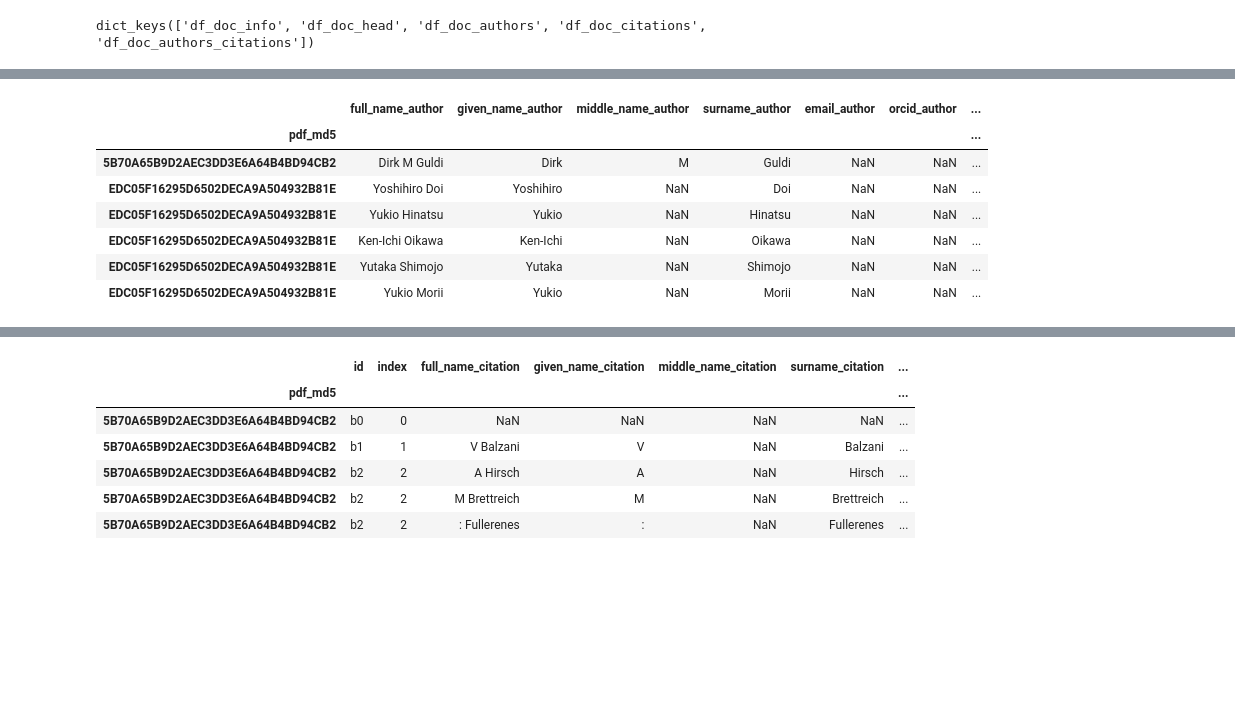
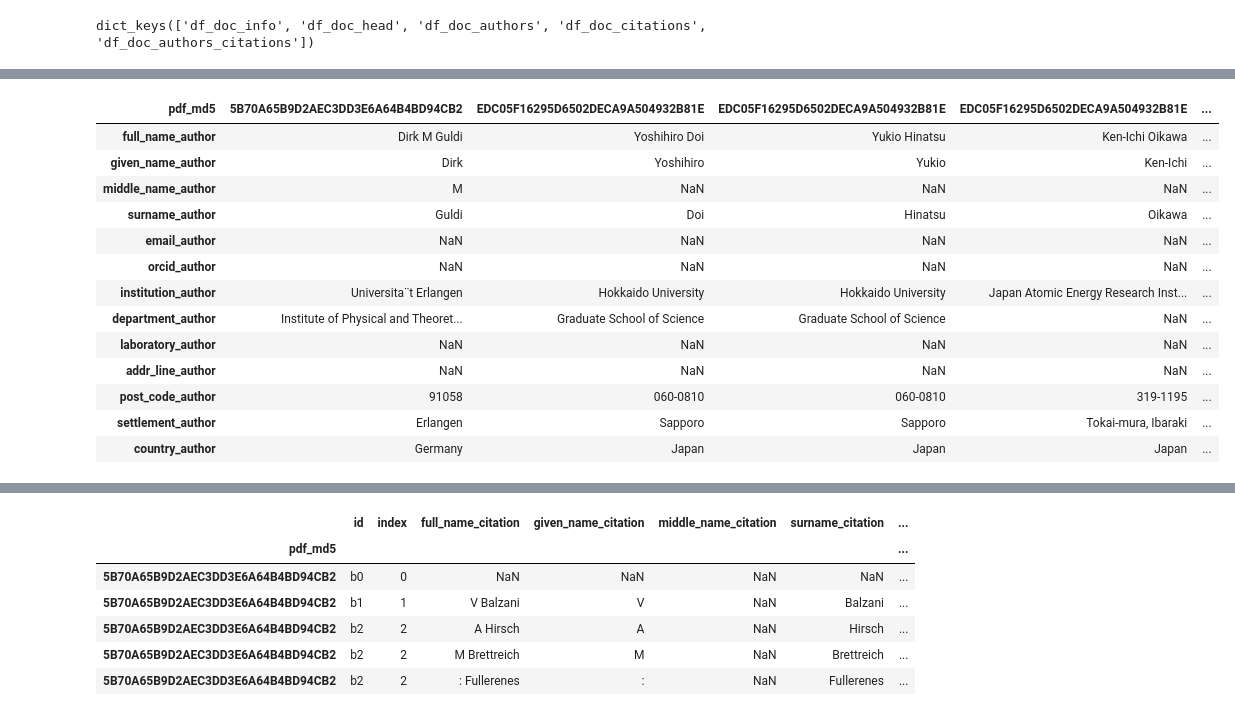
Before and after one commit to Vieirbat/Summarticles, a Jupyter notebook: notebooks/Usando Grobid Batch.ipynb, the cells around one changed output, grey strips where cells are left out. Drawn from its saved outputs; the diff is of its cells as text; code cells hidden in the pictures; blank space fills up the shorter version.

```diff
--- a/notebooks/Usando Grobid Batch.ipynb
+++ b/notebooks/Usando Grobid Batch.ipynb
@@ -105,14 +147,20 @@ dict_dfs['df_doc_head']
 # %%
-dict_dfs['df_doc_authors']
+dict_dfs['df_doc_authors'].T
 # %% [output]
-|  | full_name_author | given_name_author | middle_name_author | surname_author | email_author | orcid_author | ... |
-| pdf_md5 |  |  |  |  |  |  | ... |
-| 5B70A65B9D2AEC3DD3E6A64B4BD94CB2 | Dirk M Guldi | Dirk | M | Guldi | NaN | NaN | ... |
-| EDC05F16295D6502DECA9A504932B81E | Yoshihiro Doi | Yoshihiro | NaN | Doi | NaN | NaN | ... |
-| EDC05F16295D6502DECA9A504932B81E | Yukio Hinatsu | Yukio | NaN | Hinatsu | NaN | NaN | ... |
-| EDC05F16295D6502DECA9A504932B81E | Ken-Ichi Oikawa | Ken-Ichi | NaN | Oikawa | NaN | NaN | ... |
-| EDC05F16295D6502DECA9A504932B81E | Yutaka Shimojo | Yutaka | NaN | Shimojo | NaN | NaN | ... |
-| EDC05F16295D6502DECA9A504932B81E | Yukio Morii | Yukio | NaN | Morii | NaN | NaN | ... |
+| pdf_md5 | 5B70A65B9D2AEC3DD3E6A64B4BD94CB2 | EDC05F16295D6502DECA9A504932B81E | EDC05F16295D6502DECA9A504932B81E | EDC05F16295D6502DECA9A504932B81E | ... |
+| full_name_author | Dirk M Guldi | Yoshihiro Doi | Yukio Hinatsu | Ken-Ichi Oikawa | ... |
+| given_name_author | Dirk | Yoshihiro | Yukio | Ken-Ichi | ... |
+| middle_name_author | M | NaN | NaN | NaN | ... |
+| surname_author | Guldi | Doi | Hinatsu | Oikawa | ... |
+| email_author | NaN | NaN | NaN | NaN | ... |
+| orcid_author | NaN | NaN | NaN | NaN | ... |
+| institution_author | Universita¨t Erlangen | Hokkaido University | Hokkaido University | Japan Atomic Energy Research Inst... | ... |
+| department_author | Institute of Physical and Theoret... | Graduate School of Science | Graduate School of Science | NaN | ... |
+| laboratory_author | NaN | NaN | NaN | NaN | ... |
+| addr_line_author | NaN | NaN | NaN | NaN | ... |
+| post_code_author | 91058 | 060-0810 | 060-0810 | 319-1195 | ... |
+| settlement_author | Erlangen | Sapporo | Sapporo | Tokai-mura, Ibaraki | ... |
+| country_author | Germany | Japan | Japan | Japan | ... |
 # %%
 dict_dfs['df_doc_citations']
 # %% [output]
```
Also changed, not shown: parts of 4 cells of this notebook, 1 other file.
